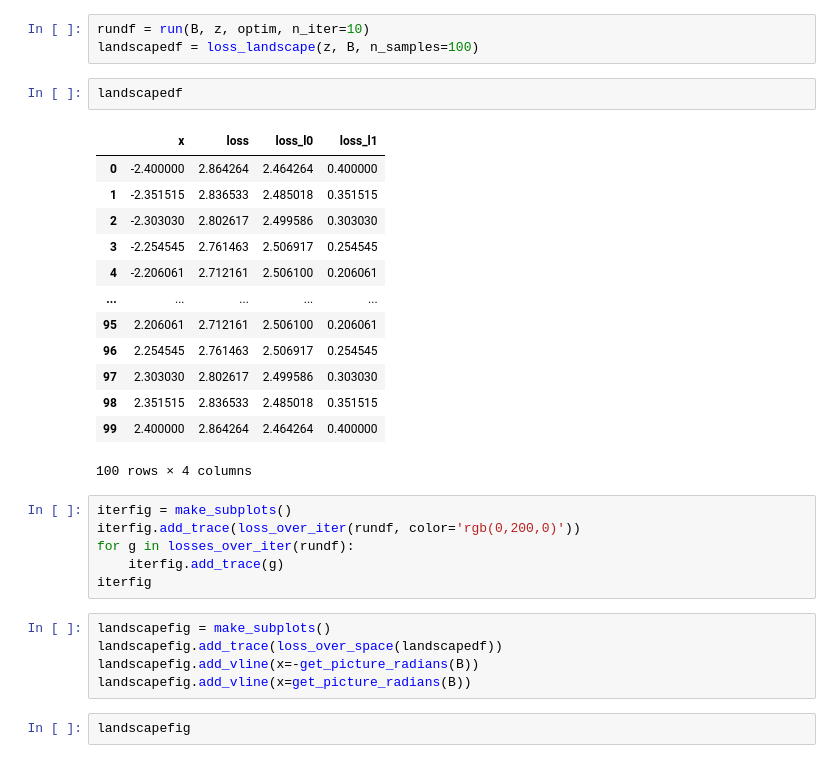
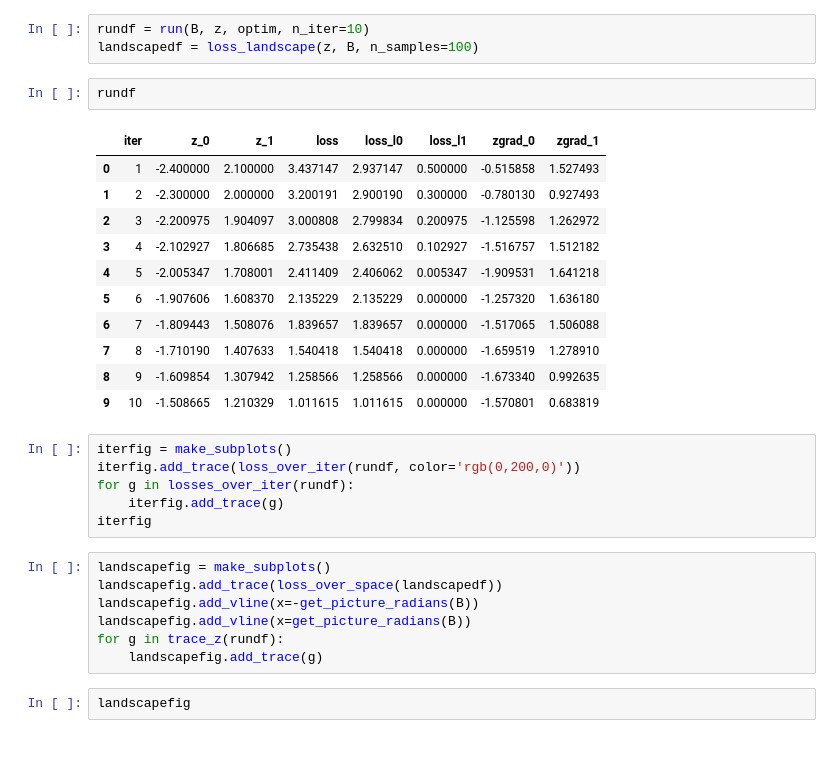
Before and after one commit to AllaVinner/Fourier-Photos-Python, a Jupyter notebook: image_investigation.ipynb, the cells around one changed output. Cells and saved outputs as stored; diff of their text form.

Commit message:
Added z traces in graph

```diff
--- a/image_investigation.ipynb
+++ b/image_investigation.ipynb
@@ -144,22 +155,20 @@ optim = torch.optim.Adam([z], lr=1e-1)
 # %%
 rundf = run(B, z, optim, n_iter=10)
 landscapedf = loss_landscape(z, B, n_samples=100)
-# %%
-landscapedf
-# %% [output]
-|  | x | loss | loss_l0 | loss_l1 |
-| 0 | -2.400000 | 2.864264 | 2.464264 | 0.400000 |
-| 1 | -2.351515 | 2.836533 | 2.485018 | 0.351515 |
-| 2 | -2.303030 | 2.802617 | 2.499586 | 0.303030 |
-| 3 | -2.254545 | 2.761463 | 2.506917 | 0.254545 |
-| 4 | -2.206061 | 2.712161 | 2.506100 | 0.206061 |
-| ... | ... | ... | ... | ... |
-| 95 | 2.206061 | 2.712161 | 2.506100 | 0.206061 |
-| 96 | 2.254545 | 2.761463 | 2.506917 | 0.254545 |
-| 97 | 2.303030 | 2.802617 | 2.499586 | 0.303030 |
-| 98 | 2.351515 | 2.836533 | 2.485018 | 0.351515 |
-| 99 | 2.400000 | 2.864264 | 2.464264 | 0.400000 |
-100 rows × 4 columns
+# %%
+rundf
+# %% [output]
+|  | iter | z_0 | z_1 | loss | loss_l0 | loss_l1 | zgrad_0 | zgrad_1 |
+| 0 | 1 | -2.400000 | 2.100000 | 3.437147 | 2.937147 | 0.500000 | -0.515858 | 1.527493 |
+| 1 | 2 | -2.300000 | 2.000000 | 3.200191 | 2.900190 | 0.300000 | -0.780130 | 0.927493 |
+| 2 | 3 | -2.200975 | 1.904097 | 3.000808 | 2.799834 | 0.200975 | -1.125598 | 1.262972 |
+| 3 | 4 | -2.102927 | 1.806685 | 2.735438 | 2.632510 | 0.102927 | -1.516757 | 1.512182 |
+| 4 | 5 | -2.005347 | 1.708001 | 2.411409 | 2.406062 | 0.005347 | -1.909531 | 1.641218 |
+| 5 | 6 | -1.907606 | 1.608370 | 2.135229 | 2.135229 | 0.000000 | -1.257320 | 1.636180 |
+| 6 | 7 | -1.809443 | 1.508076 | 1.839657 | 1.839657 | 0.000000 | -1.517065 | 1.506088 |
+| 7 | 8 | -1.710190 | 1.407633 | 1.540418 | 1.540418 | 0.000000 | -1.659519 | 1.278910 |
+| 8 | 9 | -1.609854 | 1.307942 | 1.258566 | 1.258566 | 0.000000 | -1.673340 | 0.992635 |
+| 9 | 10 | -1.508665 | 1.210329 | 1.011615 | 1.011615 | 0.000000 | -1.570801 | 0.683819 |
 # %%
 iterfig = make_subplots()
 iterfig.add_trace(loss_over_iter(rundf, color='rgb(0,200,0)'))
@@ -171,6 +180,8 @@ landscapefig = make_subplots()
 landscapefig.add_trace(loss_over_space(landscapedf))
 landscapefig.add_vline(x=-get_picture_radians(B))
 landscapefig.add_vline(x=get_picture_radians(B))
+for g in trace_z(rundf):
+    landscapefig.add_trace(g)
 # %%
 landscapefig
 # %%
```
Also changed, not shown: parts of 1 cell of this notebook.
